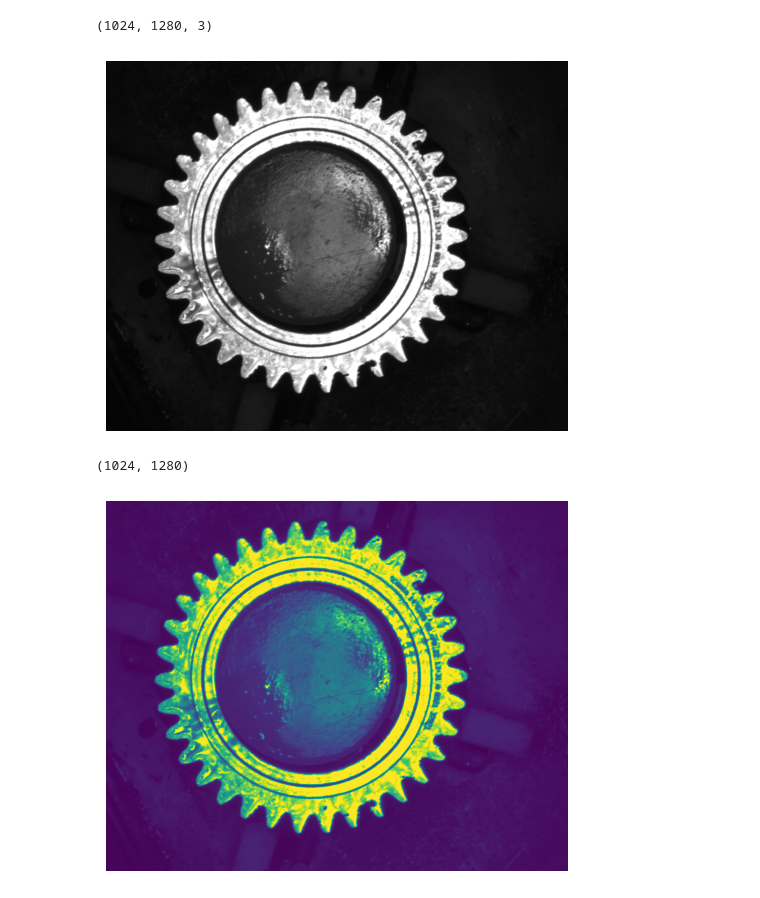
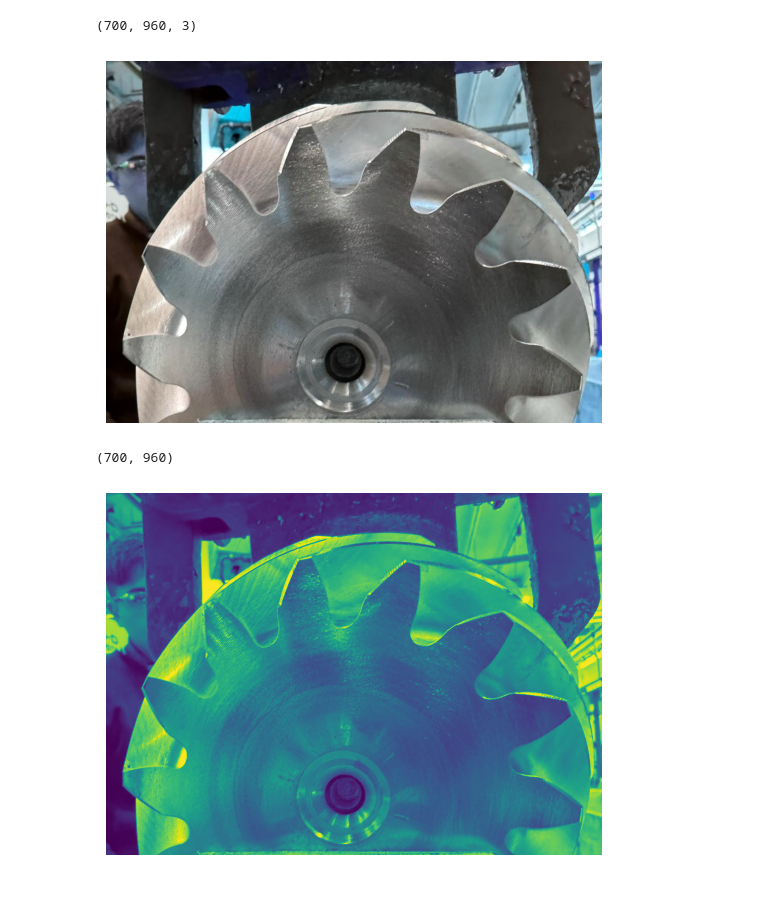
Before and after one commit to FranFer03/Vision_Artificial, a Jupyter notebook: Tutoriales/Engranaje/gear_detection copy.ipynb, the cells around one changed output. Cells and saved outputs as stored; diff of their text form; code cells hidden in the pictures.

```diff
--- a/Tutoriales/Engranaje/gear_detection copy.ipynb
+++ b/Tutoriales/Engranaje/gear_detection copy.ipynb
@@ -30,18 +30,18 @@ def plot_9_umbrales(gray_img):
     plt.tight_layout()
     plt.show()
 # %%
-img = cv2.imread("ERROR/E1476208-5.bmp")
+img = cv2.imread("BLANDO/DIENTE_2.jpeg")[50:750,:,:]
 img2 = img.copy()
 plot_image(img)
 # %% [output]
-(1024, 1280, 3)
+(700, 960, 3)
-[figure, old version]
+[figure, new version]
 # %%
 gray = cv2.cvtColor(img,cv2.COLOR_BGR2GRAY)
 plot_image(gray)
 # %% [output]
-(1024, 1280)
+(700, 960)
-[figure, old version]
+[figure, new version]
 # %%
 plot_9_umbrales(gray)
 # %% [output]
```
Also changed, not shown: parts of 12 cells of this notebook, 19 other files.
